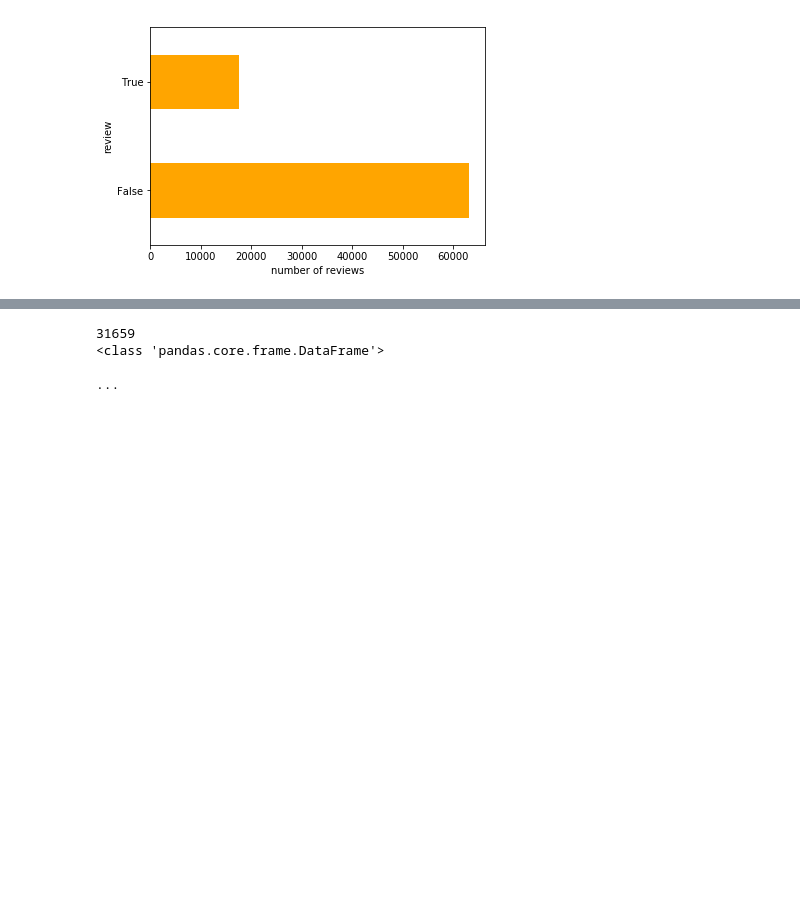
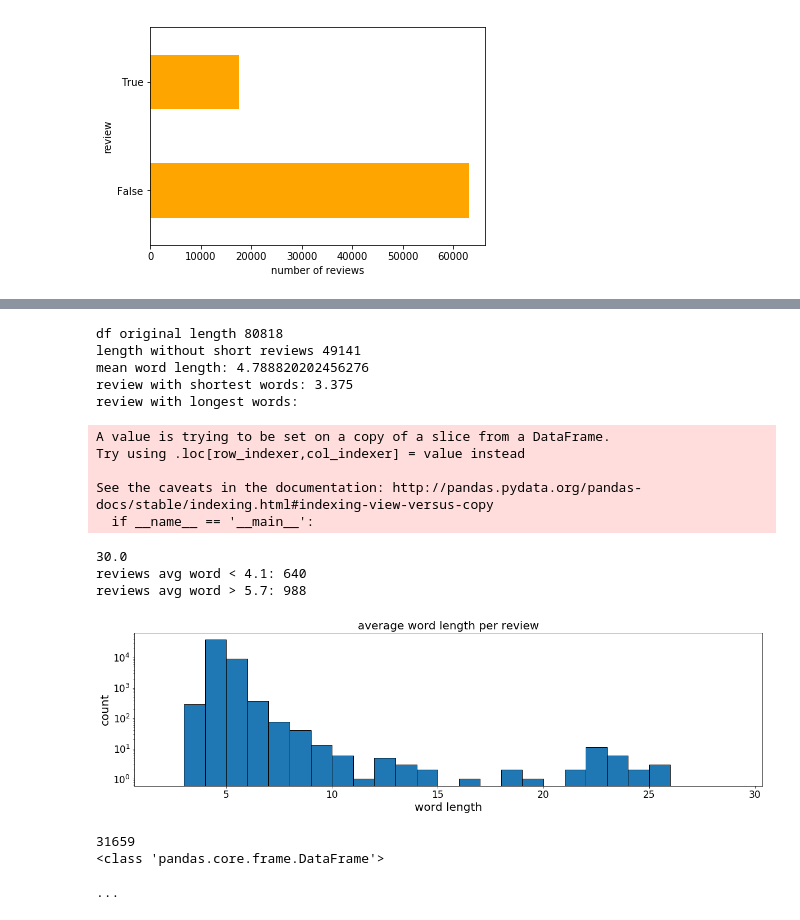
Before and after one commit to misterhappy2/beer, a Jupyter notebook: EDA.ipynb, the cells around one changed output, grey strips where cells are left out. Drawn from its saved outputs; the diff is of its cells as text; code cells hidden in the pictures; blank space fills up the shorter version.

```diff
--- a/EDA.ipynb
+++ b/EDA.ipynb
@@ -119,3 +160,46 @@ plt.show()
+# %%
+# Do the same analysis with usable (> 20 character) reviews
+
+print('df original length',len(df))
+# drop all reviews with < 20 characters
+good_df = df[df['review'].map(len) > 20]
+print('length without short reviews',len(good_df))
+
+# reset dataframe index for the shortened dataframe
+good_df['index'] = np.arange(len(good_df))
+good_df = good_df.set_index('index')
+
+print('mean word length:', np.mean(good_df['avg_word_length']))
+print('review with shortest words:', np.min(good_df.avg_word_length))
+print('review with longest words:', np.max(good_df.avg_word_length))
+print('reviews avg word < 4.1:', sum(good_df.avg_word_length<4.1))
+print('reviews avg word > 5.7:', sum(good_df.avg_word_length>5.7))
+
+bins= np.arange(2,30,1)
+_= plt.figure(figsize=(20,5))
+_= plt.yscale('log', nonposy='clip')
+_= plt.hist(good_df['avg_word_length'], bins=bins, edgecolor="k")
+_= plt.xticks(size=17)
+_= plt.yticks(size=17)
+_= plt.title('average word length per review', size=20)
+_= plt.xlabel('word length', size=20)
+_= plt.ylabel('count', size=20)
+plt.show()
+# %% [output]
+df original length 80818
+length without short reviews 49141
+mean word length: 4.788820202456276
+review with shortest words: 3.375
+review with longest words:
+A value is trying to be set on a copy of a slice from a DataFrame.
+Try using .loc[row_indexer,col_indexer] = value instead
+
+See the caveats in the documentation: http://pandas.pydata.org/pandas-docs/stable/indexing.html#indexing-view-versus-copy
+  if __name__ == '__main__':
+30.0
+reviews avg word < 4.1: 640
+reviews avg word > 5.7: 988
+[figure, added]
 # %%
 short_reviews = df[df['review'].str.len()<20]
 print(len(short_reviews))
```
Also changed, not shown: parts of 3 cells of this notebook.
